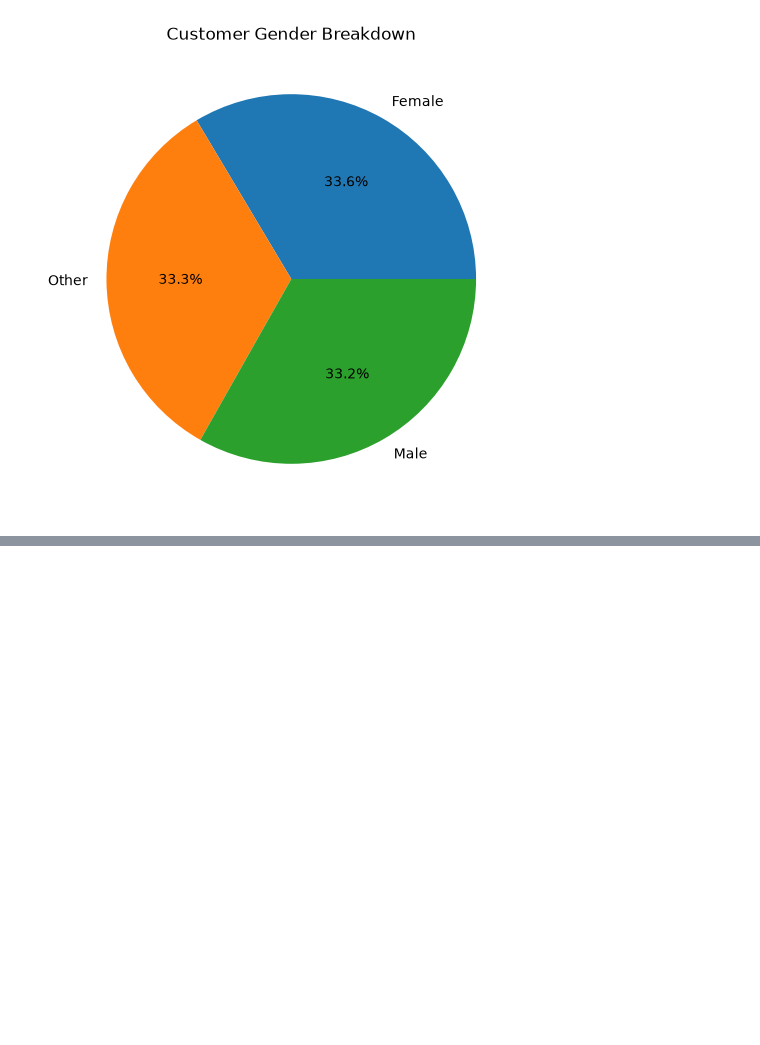
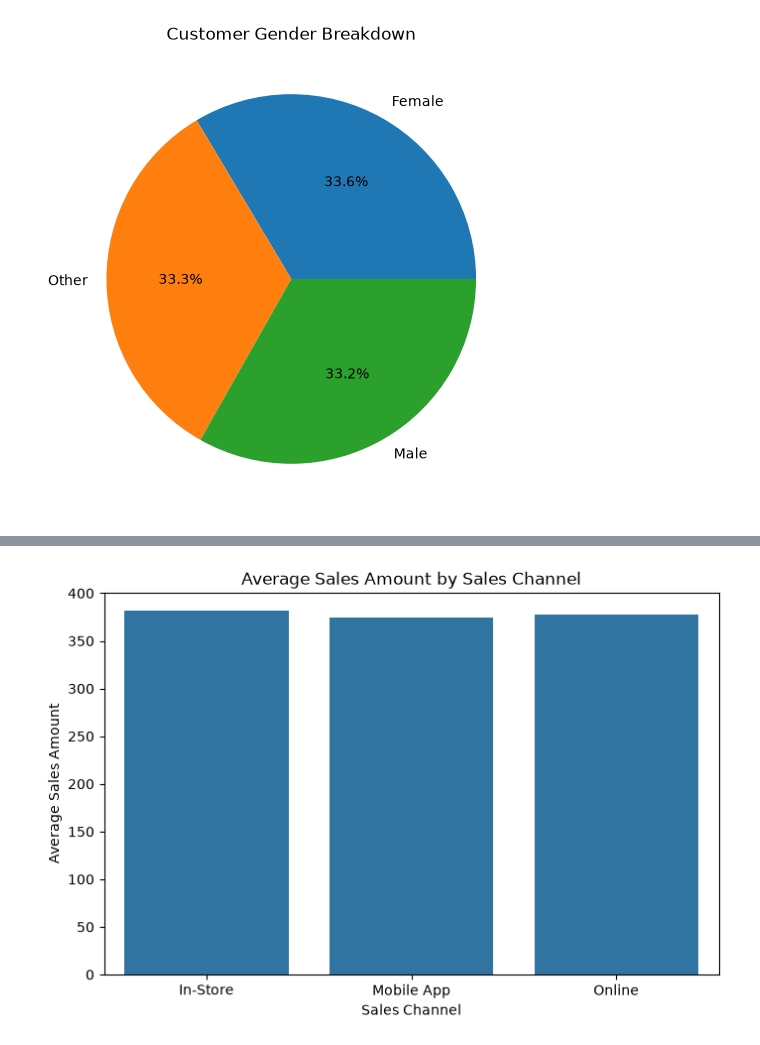
Before and after one commit to atulkadam081-coder/IOBSIP, a Jupyter notebook: src/retail_sales_eda.ipynb, the cells around one changed output, grey strips where cells are left out. Saved outputs shown, nothing was run; the diff lists cells and outputs as text; code cells hidden in the pictures; blank space fills up the shorter version.

```diff
--- a/src/retail_sales_eda.ipynb
+++ b/src/retail_sales_eda.ipynb
@@ -263,0 +364,15 @@ plt.show()
+# %%
+plt.figure(figsize=(8, 5))
+
+sns.barplot(
+    x=channel_sales.index,
+    y=channel_sales.values
+)
+
+plt.title("Average Sales Amount by Sales Channel")
+plt.xlabel("Sales Channel")
+plt.ylabel("Average Sales Amount")
+
+plt.show()
+# %% [output]
+[figure, added]
```
Also changed, not shown: parts of 7 cells of this notebook.
